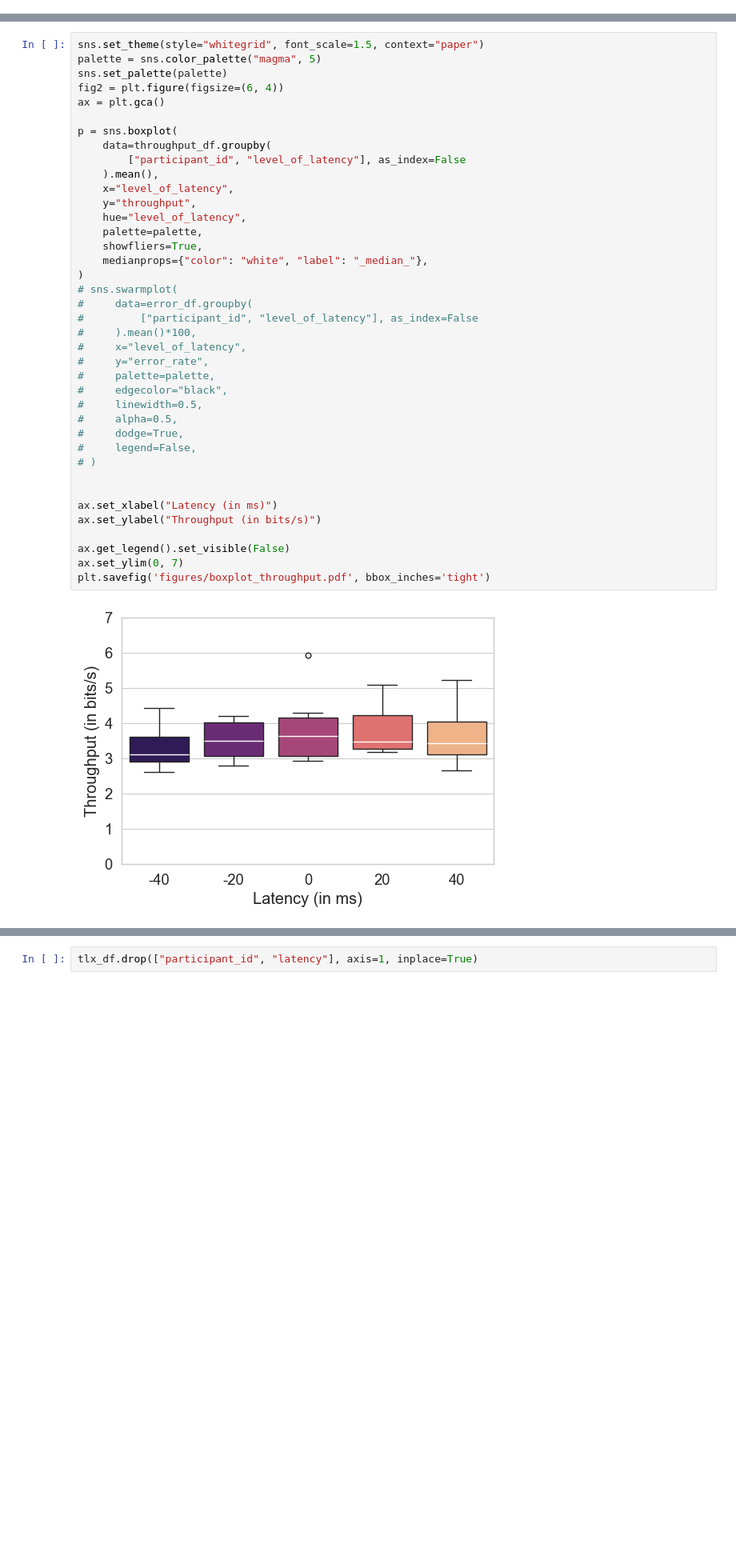
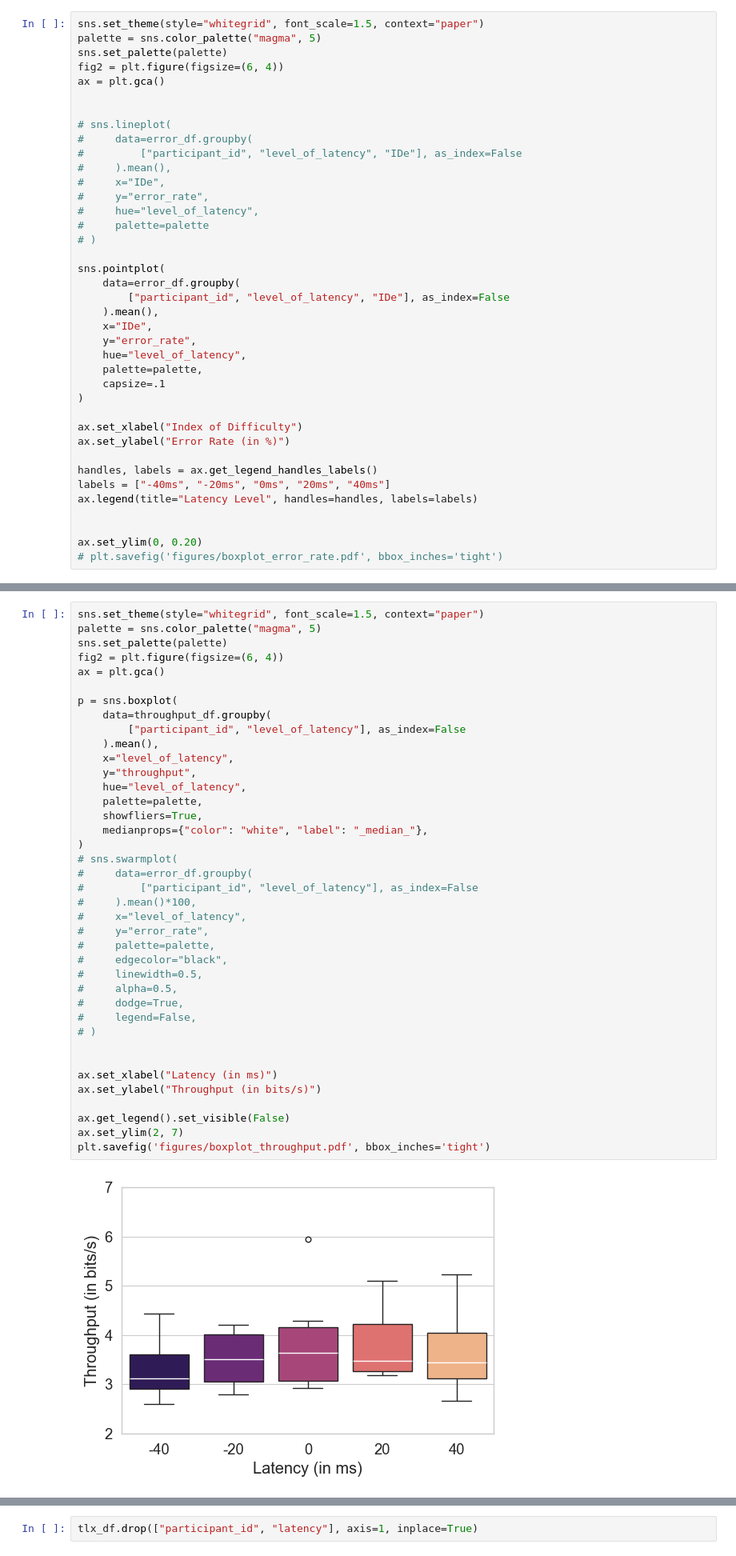
Before and after one commit to lucawoik/SpeedyMouseEvaluation, a Jupyter notebook: descriptive_analysis.ipynb, the cells around one changed output, grey strips where cells are left out. Shown at 80% size. Saved outputs shown, nothing was run; the diff lists cells and outputs as text; blank space fills up the shorter version.

Commit message:
add final plots

```diff
--- a/descriptive_analysis.ipynb
+++ b/descriptive_analysis.ipynb
@@ -397,0 +508,39 @@ plt.savefig('figures/boxplot_error_rate.pdf', bbox_inches='tight')
+# %%
+sns.set_theme(style="whitegrid", font_scale=1.5, context="paper")
+palette = sns.color_palette("magma", 5)
+sns.set_palette(palette)
+fig2 = plt.figure(figsize=(6, 4))
+ax = plt.gca()
+
+
+# sns.lineplot(
+#     data=error_df.groupby(
+#         ["participant_id", "level_of_latency", "IDe"], as_index=False
+#     ).mean(),
+#     x="IDe",
+#     y="error_rate",
+#     hue="level_of_latency",
+#     palette=palette
+# )
+
+sns.pointplot(
+    data=error_df.groupby(
+        ["participant_id", "level_of_latency", "IDe"], as_index=False
+    ).mean(),
+    x="IDe",
+    y="error_rate",
+    hue="level_of_latency",
+    palette=palette,
+    capsize=.1
+)
+
+ax.set_xlabel("Index of Difficulty")
+ax.set_ylabel("Error Rate (in %)")
+
+handles, labels = ax.get_legend_handles_labels()
+labels = ["-40ms", "-20ms", "0ms", "20ms", "40ms"]
+ax.legend(title="Latency Level", handles=handles, labels=labels)
+
+
+ax.set_ylim(0, 0.20)
+# plt.savefig('figures/boxplot_error_rate.pdf', bbox_inches='tight')
@@ -407,35 +559,35 @@ p = sns.boxplot(
         ["participant_id", "level_of_latency"], as_index=False
     ).mean(),
     x="level_of_latency",
     y="throughput",
     hue="level_of_latency",
     palette=palette,
     showfliers=True,
     medianprops={"color": "white", "label": "_median_"},
 )
 # sns.swarmplot(
 #     data=error_df.groupby(
 #         ["participant_id", "level_of_latency"], as_index=False
 #     ).mean()*100,
 #     x="level_of_latency",
 #     y="error_rate",
 #     palette=palette,
 #     edgecolor="black",
 #     linewidth=0.5,
 #     alpha=0.5,
 #     dodge=True,
 #     legend=False,
 # )
 
 
 ax.set_xlabel("Latency (in ms)")
 ax.set_ylabel("Throughput (in bits/s)")
 
 ax.get_legend().set_visible(False)
-ax.set_ylim(0, 7)
+ax.set_ylim(2, 7)
 plt.savefig('figures/boxplot_throughput.pdf', bbox_inches='tight')
 # %% [output]
-[figure, old version]
+[figure, new version]
 # %% [markdown]
 ## Fitts' Law Regression
 - Regression model for error rate
```
Also changed, not shown: parts of 10 cells of this notebook.
